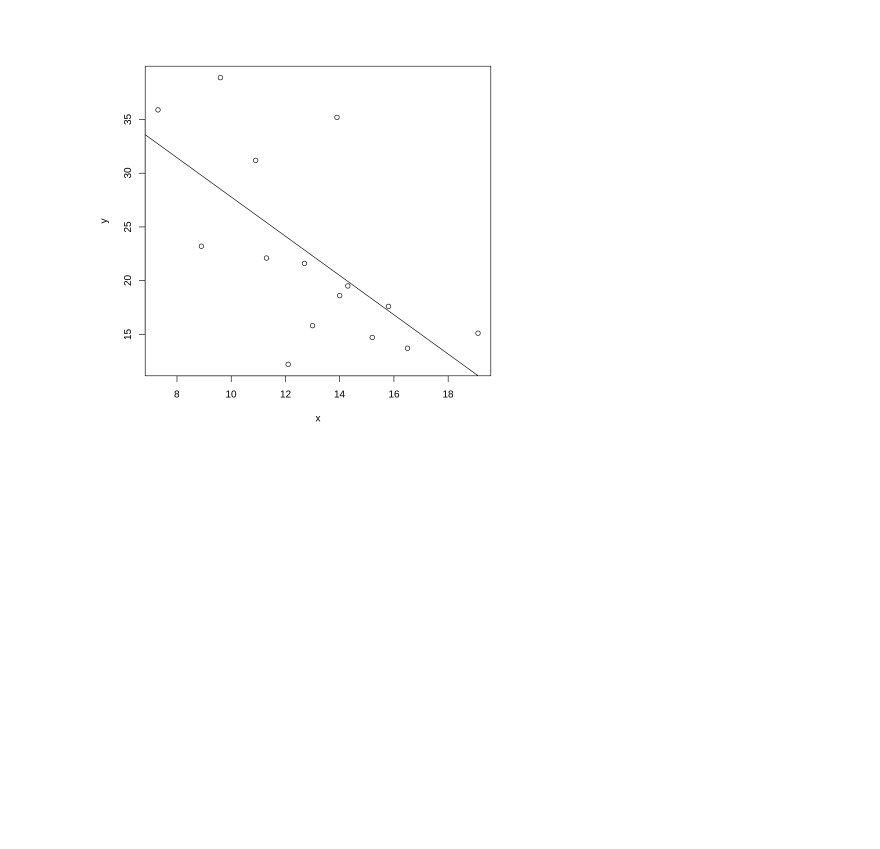
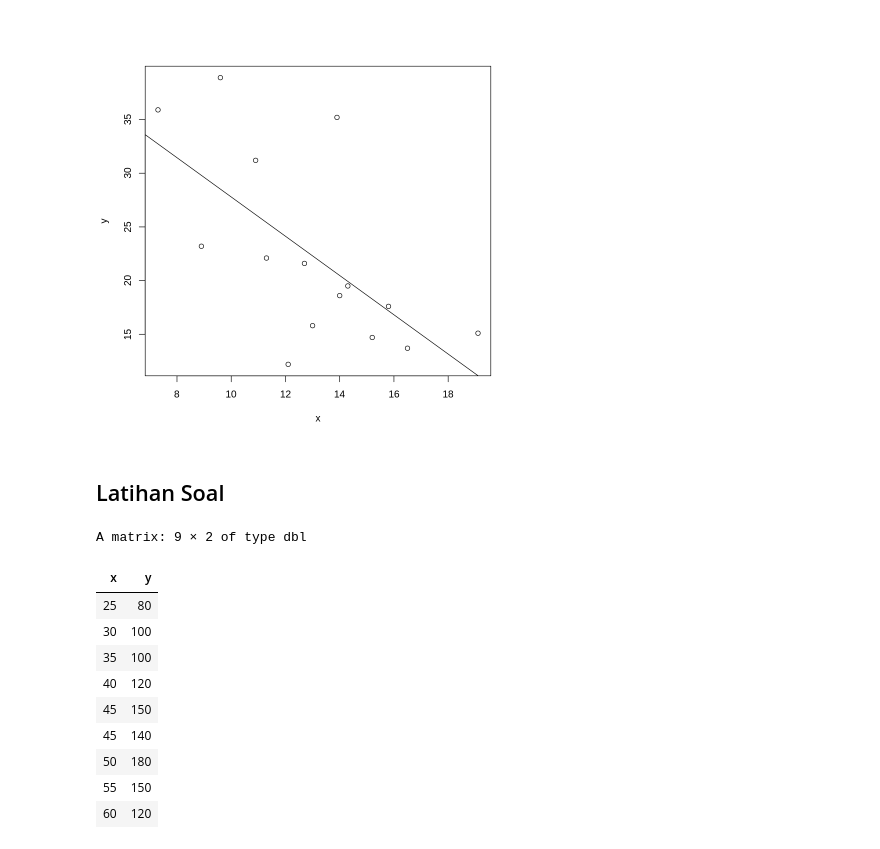
Before and after one commit to iizmyy/Analisis-dan-Visualisasi-Data, a Jupyter notebook: Modul_4.ipynb, the cells around one changed output. Saved outputs shown, nothing was run; the diff lists cells and outputs as text; code cells hidden in the pictures; blank space fills up the shorter version.

```diff
--- a/Modul_4.ipynb
+++ b/Modul_4.ipynb
@@ -46,3 +48,22 @@ Coefficients:
 (Intercept)            x
      46.078       -1.829
 [figure]
+# %% [markdown]
+## Latihan Soal
+# %%
+x <- c(25,30,35,40,45,45,50,55,60)
+y <- c(80,100,100,120,150,140,180,150,120)
+data_toko_sepeda <- cbind(x,y)
+data_toko_sepeda
+# %% [output]
+A matrix: 9 × 2 of type dbl
+| x | y |
+| 25 | 80 |
+| 30 | 100 |
+| 35 | 100 |
+| 40 | 120 |
+| 45 | 150 |
+| 45 | 140 |
+| 50 | 180 |
+| 55 | 150 |
+| 60 | 120 |
```
Also changed, not shown: parts of 3 cells of this notebook.
